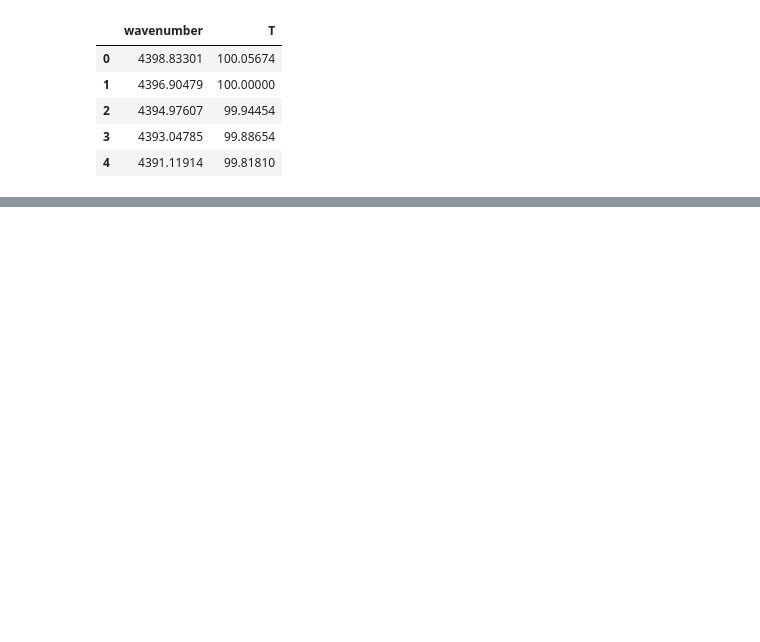
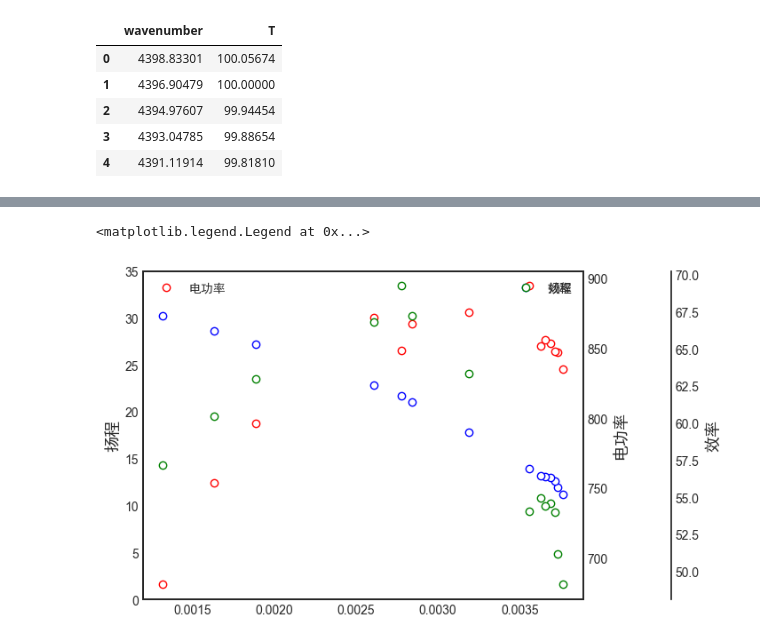
Before and after one commit to neverpartZY/Document, a Jupyter notebook: excecise.ipynb, the cells around one changed output, grey strips where cells are left out. Saved outputs shown, nothing was run; the diff lists cells and outputs as text; code cells hidden in the pictures; blank space fills up the shorter version.

```diff
--- a/excecise.ipynb
+++ b/excecise.ipynb
@@ -58,0 +72,5 @@ ax.axis([4400,400,0,110])
+# %%
+f = pd.read_excel('D:\实验文件\化工原理实验\离心泵特征曲线.xlsx',header=1)
+f1 = f.iloc[:15,8:13].drop(11,axis=0)
+
+f1.head()
@@ -58,0 +84,31 @@ ax.axis([4400,400,0,110])
+# %%
+plt.style.use('seaborn-white')
+x = f1['流量/(m3/s）']
+y1 = f1['扬程（m）']
+y2 = f1['电功率（w）']
+y3 = f1['效率（%）']
+
+fig, ax1 =plt.subplots()
+ax2 = ax1.twinx() # twin for second y-axis
+ax3 = ax1.twinx() # twin for second y-axis
+ax3.spines["right"].set_position(("axes",1.2)) # position of right spine
+matplotlib.rcParams['font.family']=['SimHei'] #用中文表述
+ax1.plot(x, y1,'ob', markerfacecolor='white',label='扬程')
+ax1.set_ylabel('扬程', fontname='SimHei', fontsize=13)
+ax1.legend()
+ax1.set_ylim(0,35) #x轴和y轴范围 （0,1）*(0,150)不要改
+
+
+matplotlib.rcParams['font.family']=['SimHei'] #用中文表述
+ax2.plot(x, y2,'or', markerfacecolor='white',label='电功率')
+ax2.set_ylabel('电功率', fontname='SimHei', fontsize=13)
+ax2.legend()
+
+
+matplotlib.rcParams['font.family']=['SimHei'] #用中文表述
+ax3.plot(x, y3,'og', markerfacecolor='white',label='效率')
+ax3.set_ylabel('效率', fontname='SimHei', fontsize=13)
+ax3.legend()
+# %% [output]
+<matplotlib.legend.Legend at 0x...>
+[figure, added]
```
Also changed, not shown: parts of 4 cells of this notebook.
